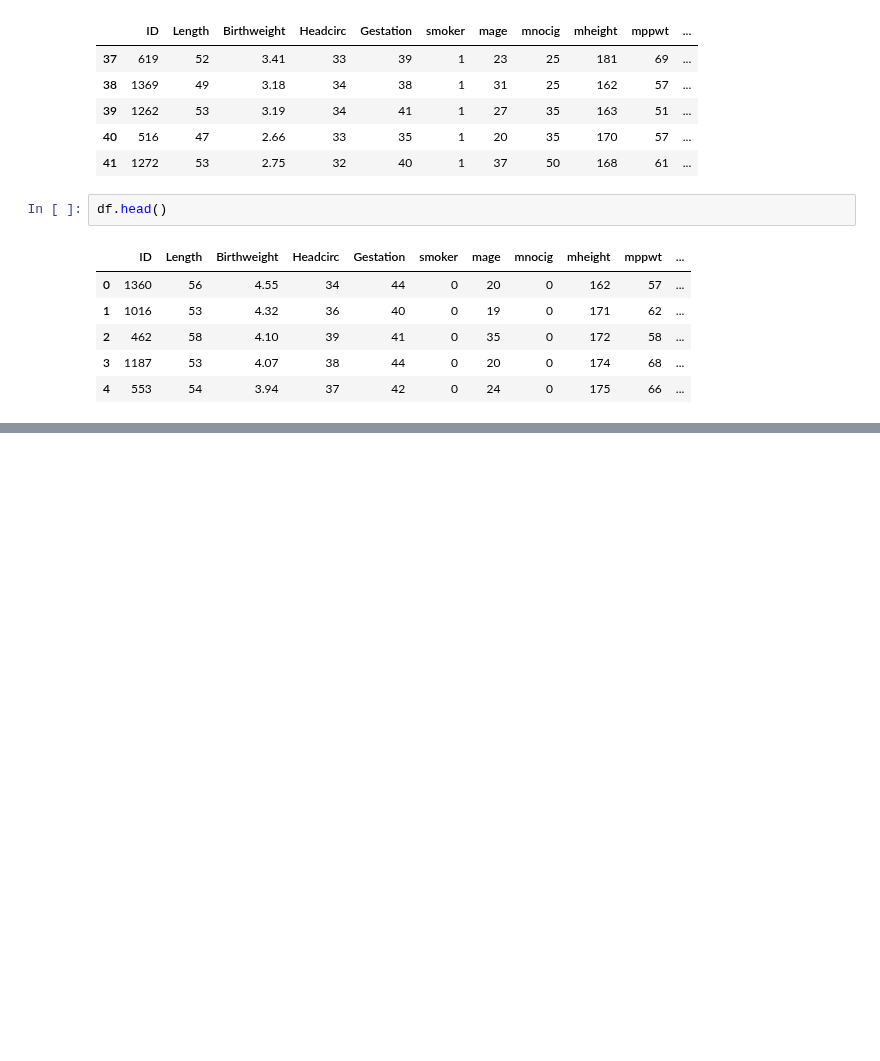
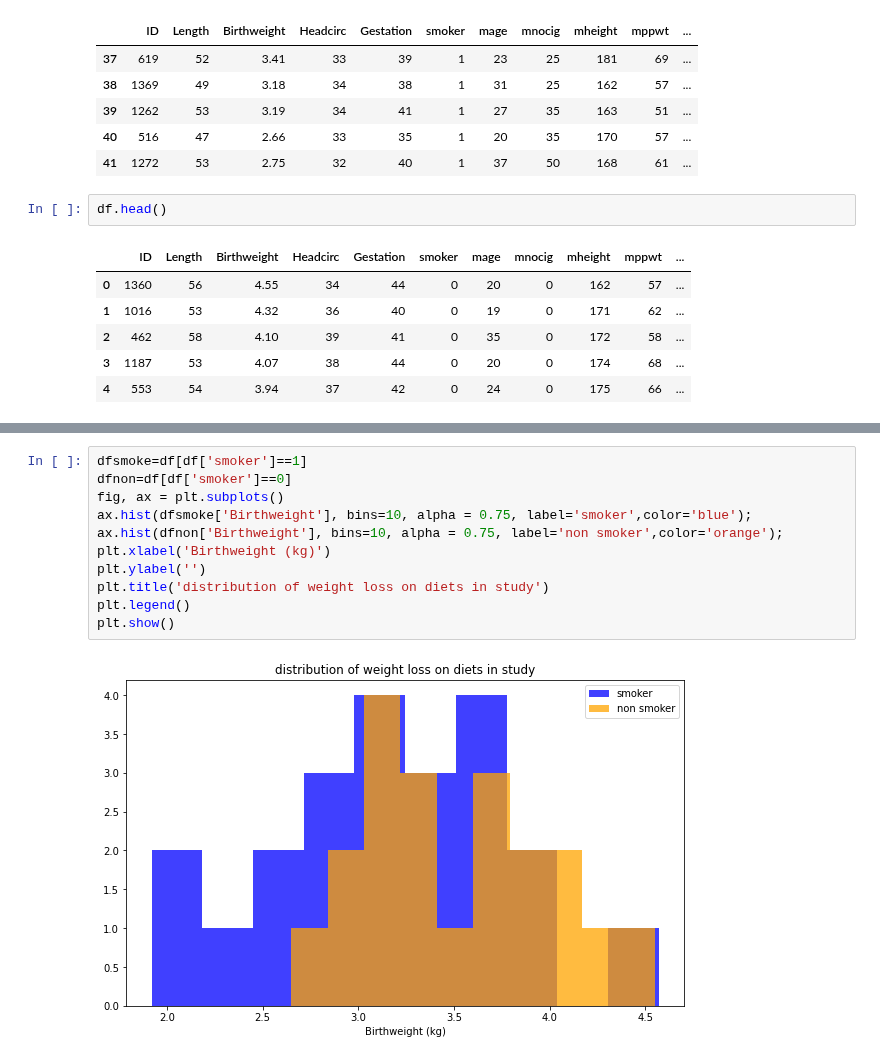
Before and after one commit to Jonathangmit/Machine-learning-and-statistics, a Jupyter notebook: Sheffield stats birth.ipynb, the cells around one changed output, grey strips where cells are left out. Drawn from its saved outputs; the diff is of its cells as text; blank space fills up the shorter version.

Commit message:
further birth work

```diff
--- a/Sheffield stats birth.ipynb
+++ b/Sheffield stats birth.ipynb
@@ -60,0 +54,13 @@ KeyError: 'headcircumfrence'
+# %%
+dfsmoke=df[df['smoker']==1]
+dfnon=df[df['smoker']==0]
+fig, ax = plt.subplots()
+ax.hist(dfsmoke['Birthweight'], bins=10, alpha = 0.75, label='smoker',color='blue');
+ax.hist(dfnon['Birthweight'], bins=10, alpha = 0.75, label='non smoker',color='orange');
+plt.xlabel('Birthweight (kg)')
+plt.ylabel('')
+plt.title('distribution of weight loss on diets in study')
+plt.legend()
+plt.show()
+# %% [output]
+[figure, added]
```
Also changed, not shown: parts of 14 cells of this notebook.
